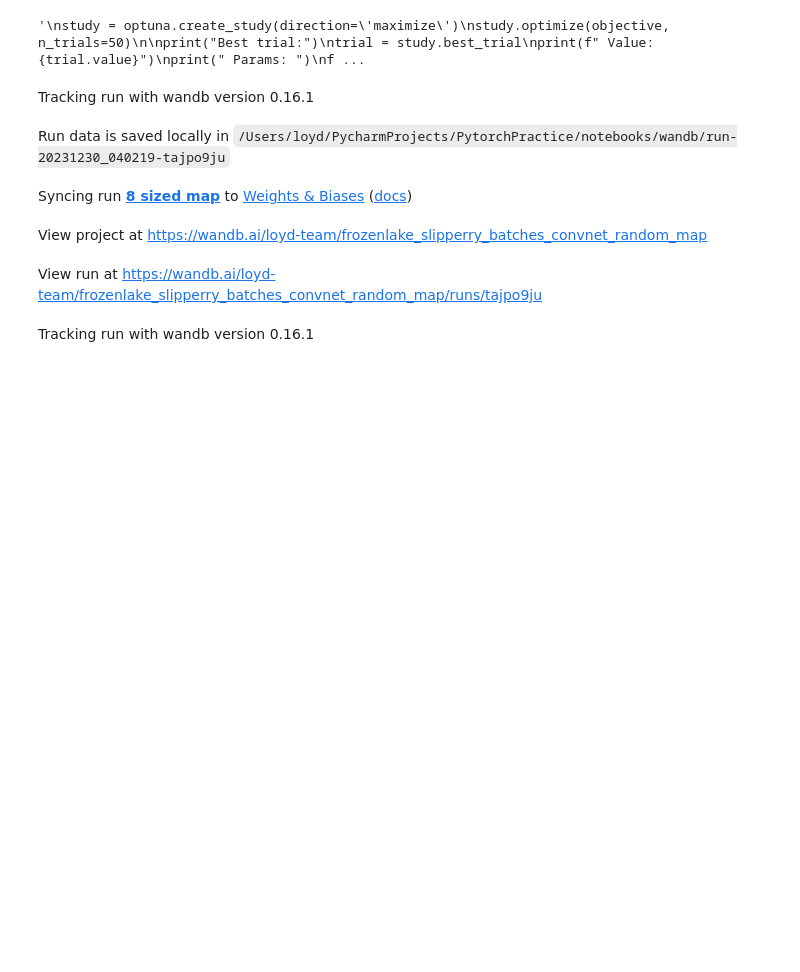
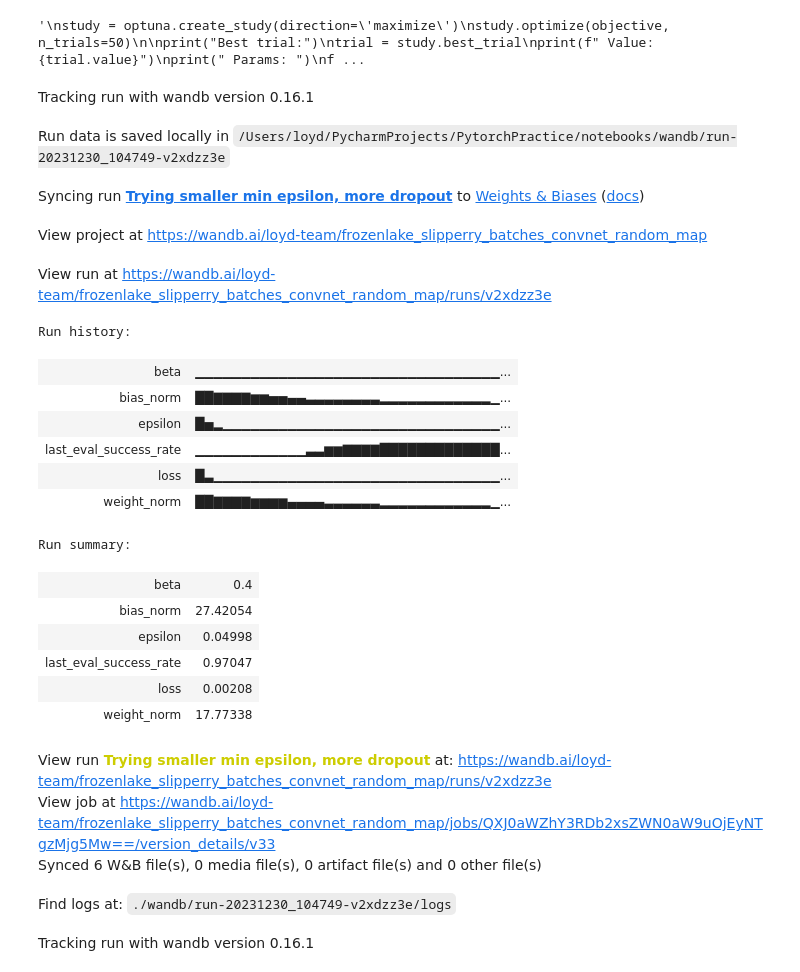
Before and after one commit to Looyyd/PytorchPractice, a Jupyter notebook: notebooks/ice_agent.ipynb, the cells around one changed output. Cells and saved outputs as stored; diff of their text form; code cells hidden in the pictures; blank space fills up the shorter version.

```diff
--- a/notebooks/ice_agent.ipynb
+++ b/notebooks/ice_agent.ipynb
@@ -542,7 +542,7 @@ random_map = True
 is_slippery = False
 # %%
 # Train the model
-num_steps = 10_000
+num_steps = 30_000
 n_actions = env.action_space.n
 size = 8
 n_states = size*size
@@ -552,7 +552,7 @@ model = create_convnet_model(n_states, n_actions).to(device)
 optimizer = optim.Adam(model.parameters(), lr=learning_rate, weight_decay=weight_decay)
 loss_fn = nn.MSELoss()
 wandb.init(project="frozenlake_slipperry_batches_convnet_random_map",
-           name="8 sized map",
+           name="Trying smaller min epsilon, more dropout",
            reinit=True,
            config={"learning_rate": learning_rate,
                    "gamma": gamma,
@@ -567,36 +567,54 @@ wandb.init(project="frozenlake_slipperry_batches_convnet_random_map",
                    "visited_step_reward": visited_step_reward,
                    "hole_reward": hole_reward,
                    "in_place_reward": in_place_reward,
                    "step_reward": step_reward,
                    "minimum_epsilon": min_epsilon,
                    "gradient_clipping_max_norm": gradient_clipping_max_norm,
                    "batch_size": batch_size,
                    "buffer_alpha": buffer_alpha,
                    "beta": beta,
                    "beta_increment": beta_increment,
                    "model2_step_update_frequency": model2_step_update_frequency,
                    "layers": layers})
 model, _ = train_model(model, create_convnet_model, optimizer, loss_fn, gamma, epsilon, epsilon_decay, num_steps, device, n_states,
                     random_map=random_map, is_slippery=is_slippery,
                     forward_step_reward=forward_step_reward,
                     visited_step_reward=visited_step_reward,
                     hole_reward=hole_reward,
                     in_place_reward=in_place_reward,
                     step_reward=step_reward,
                     minimum_epsilon=min_epsilon,
                     gradient_clipping_max_norm=gradient_clipping_max_norm,
                     batch_size=batch_size,
                     buffer_alpha=buffer_alpha,
                     beta=beta,
                     beta_increment=beta_increment,
                     model2_step_update_frequency=model2_step_update_frequency)
 wandb.finish()
 # %% [output]
 Tracking run with wandb version 0.16.1
-Run data is saved locally in /Users/loyd/PycharmProjects/PytorchPractice/notebooks/wandb/run-20231230_040219-tajpo9ju
+Run data is saved locally in /Users/loyd/PycharmProjects/PytorchPractice/notebooks/wandb/run-20231230_104749-v2xdzz3e
-Syncing run 8 sized map to Weights & Biases (docs)
+Syncing run Trying smaller min epsilon, more dropout to Weights & Biases (docs)
 View project at https://wandb.ai/loyd-team/frozenlake_slipperry_batches_convnet_random_map
-View run at https://wandb.ai/loyd-team/frozenlake_slipperry_batches_convnet_random_map/runs/tajpo9ju
+View run at https://wandb.ai/loyd-team/frozenlake_slipperry_batches_convnet_random_map/runs/v2xdzz3e
+Run history:
+| beta | ▁▁▁▁▁▁▁▁▁▁▁▁▁▁▁▁▁▁▁▁▁▁▁▁▁▁▁▁▁▁▁▁▁... |
+| bias_norm | ██▇▇▇▇▆▆▅▅▄▄▃▃▃▃▃▃▃▃▂▂▂▂▂▂▂▂▂▂▂▂▁... |
+| epsilon | █▅▂▁▁▁▁▁▁▁▁▁▁▁▁▁▁▁▁▁▁▁▁▁▁▁▁▁▁▁▁▁▁... |
+| last_eval_success_rate | ▁▁▁▁▁▁▁▁▁▁▁▁▃▃▆▆▇▇▇▇█████████████... |
+| loss | █▃▁▁▁▁▁▁▁▁▁▁▁▁▁▁▁▁▁▁▁▁▁▁▁▁▁▁▁▁▁▁▁... |
+| weight_norm | ██▇▇▇▇▆▆▆▆▄▄▄▄▃▃▃▃▃▃▂▂▂▂▂▂▂▂▂▂▂▂▁... |
+Run summary:
+| beta | 0.4 |
+| bias_norm | 27.42054 |
+| epsilon | 0.04998 |
+| last_eval_success_rate | 0.97047 |
+| loss | 0.00208 |
+| weight_norm | 17.77338 |
+View run Trying smaller min epsilon, more dropout at: https://wandb.ai/loyd-team/frozenlake_slipperry_batches_convnet_random_map/runs/v2xdzz3e
+View job at https://wandb.ai/loyd-team/frozenlake_slipperry_batches_convnet_random_map/jobs/QXJ0aWZhY3RDb2xsZWN0aW9uOjEyNTgzMjg5Mw==/version_details/v33
+Synced 6 W&B file(s), 0 media file(s), 0 artifact file(s) and 0 other file(s)
+Find logs at: ./wandb/run-20231230_104749-v2xdzz3e/logs
 # %%
 # save model
 torch.save(model.state_dict(), "frozenlake_convnet_random_map_96.pt")
```
Also changed, not shown: parts of 3 cells of this notebook, 1 other file.
